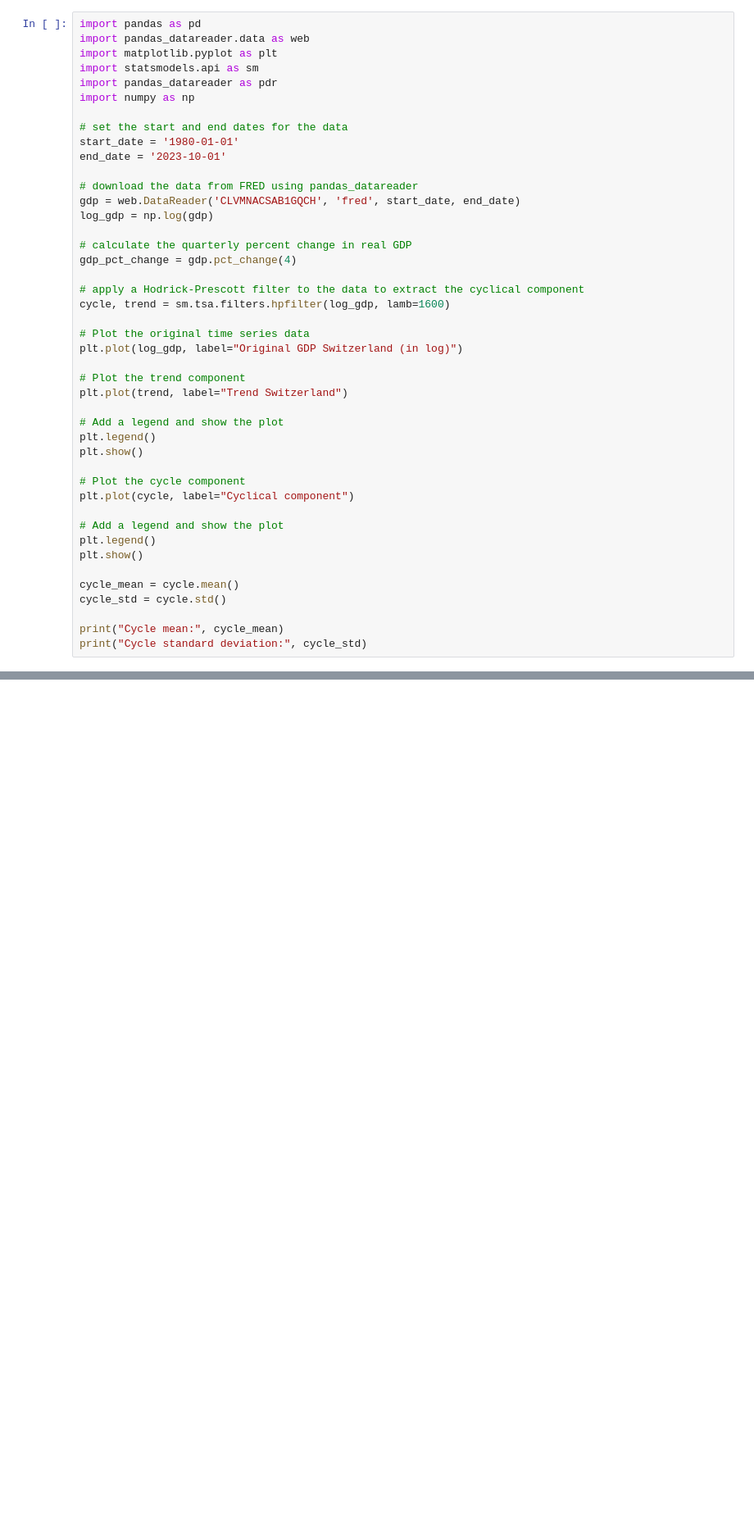
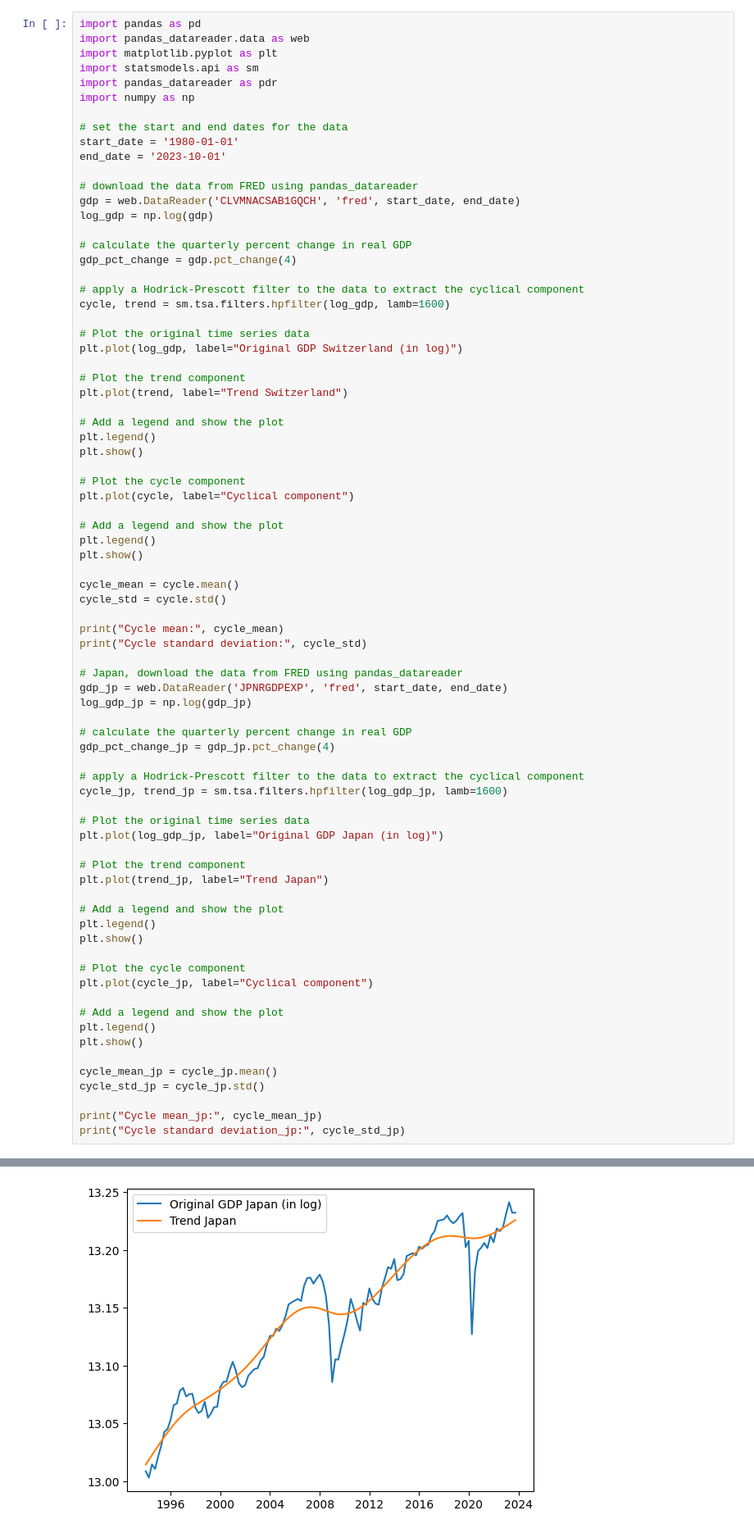
Before and after one commit to shuntarotobari/qtest, a Jupyter notebook: untitled0.ipynb, the cells around one changed output, grey strips where cells are left out. Shown: that part at 82% size. Saved outputs shown, nothing was run; the diff lists cells and outputs as text; blank space fills up the shorter version.

Commit message:
added Japanese trend

```diff
--- a/untitled0.ipynb
+++ b/untitled0.ipynb
@@ -22,30 +22,64 @@ gdp_pct_change = gdp.pct_change(4)
 # apply a Hodrick-Prescott filter to the data to extract the cyclical component
 cycle, trend = sm.tsa.filters.hpfilter(log_gdp, lamb=1600)
 
 # Plot the original time series data
 plt.plot(log_gdp, label="Original GDP Switzerland (in log)")
 
 # Plot the trend component
 plt.plot(trend, label="Trend Switzerland")
 
 # Add a legend and show the plot
 plt.legend()
 plt.show()
 
 # Plot the cycle component
 plt.plot(cycle, label="Cyclical component")
 
 # Add a legend and show the plot
 plt.legend()
 plt.show()
 
 cycle_mean = cycle.mean()
 cycle_std = cycle.std()
 
 print("Cycle mean:", cycle_mean)
 print("Cycle standard deviation:", cycle_std)
+
+# Japan, download the data from FRED using pandas_datareader
+gdp_jp = web.DataReader('JPNRGDPEXP', 'fred', start_date, end_date)
+log_gdp_jp = np.log(gdp_jp)
+
+# calculate the quarterly percent change in real GDP
+gdp_pct_change_jp = gdp_jp.pct_change(4)
+
+# apply a Hodrick-Prescott filter to the data to extract the cyclical component
+cycle_jp, trend_jp = sm.tsa.filters.hpfilter(log_gdp_jp, lamb=1600)
+
+# Plot the original time series data
+plt.plot(log_gdp_jp, label="Original GDP Japan (in log)")
+
+# Plot the trend component
+plt.plot(trend_jp, label="Trend Japan")
+
+# Add a legend and show the plot
+plt.legend()
+plt.show()
+
+# Plot the cycle component
+plt.plot(cycle_jp, label="Cyclical component")
+
+# Add a legend and show the plot
+plt.legend()
+plt.show()
+
+cycle_mean_jp = cycle_jp.mean()
+cycle_std_jp = cycle_jp.std()
+
+print("Cycle mean_jp:", cycle_mean_jp)
+print("Cycle standard deviation_jp:", cycle_std_jp)
 # %% [output]
 [figure]
 [figure]
 Cycle mean: 1.20630778093817e-13
 Cycle standard deviation: 0.013501205145000823
+[figure, added]
```
Also changed, not shown: parts of 1 cell of this notebook.
